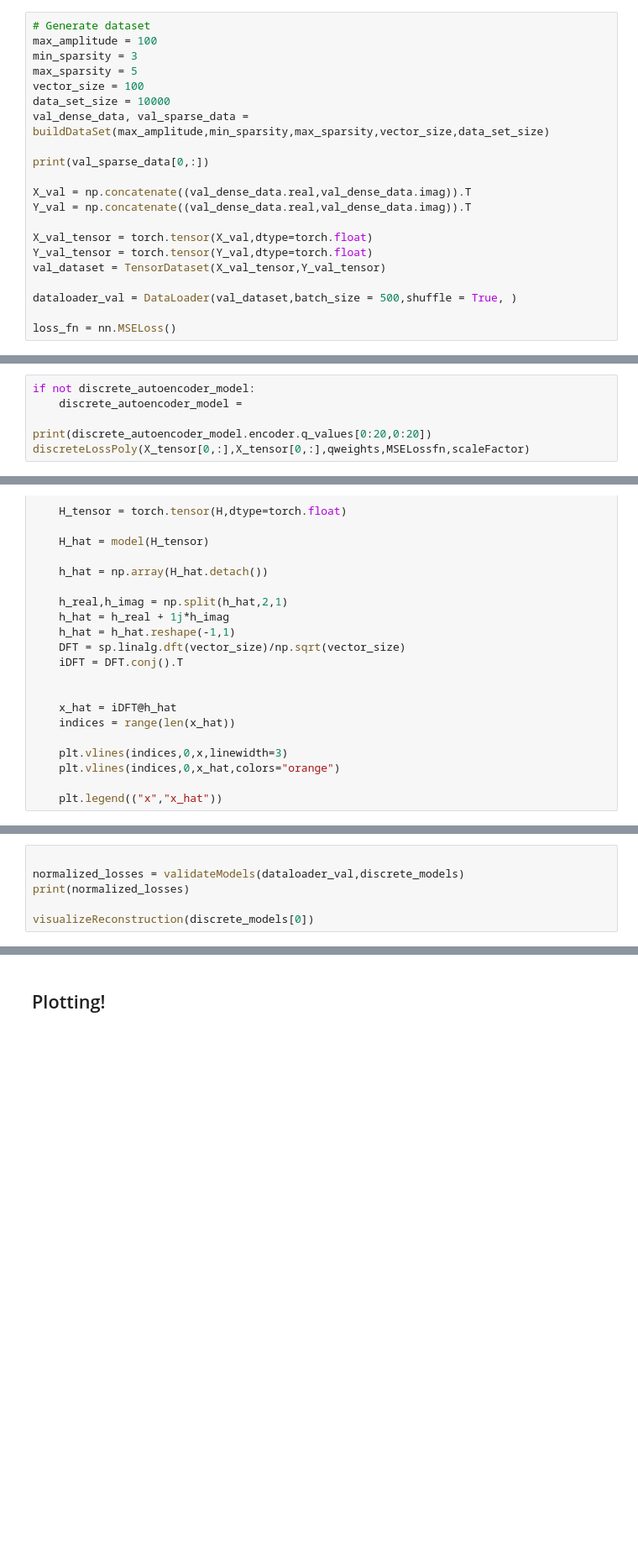
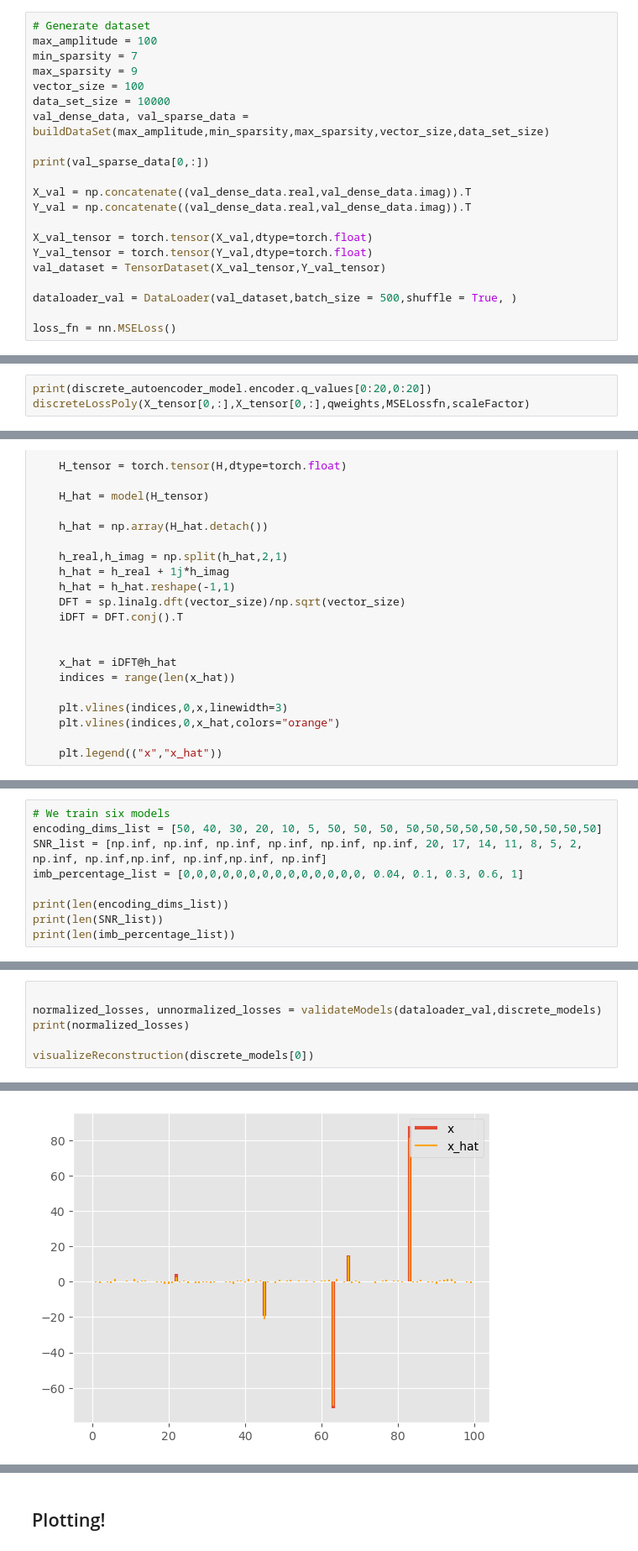
Before and after one commit to tomlijding/DL-based-CS-under-IQ-imbalance, a Jupyter notebook: main.ipynb, the cells around one changed output, grey strips where cells are left out. Shown at 84% size. Drawn from its saved outputs; the diff is of its cells as text; blank space fills up the shorter version.

```diff
--- a/main.ipynb
+++ b/main.ipynb
@@ -878,8 +878,8 @@ for encoding_dim  in measurement_sizes:
 # %%
 # Generate dataset
 max_amplitude = 100
-min_sparsity = 3
-max_sparsity = 5
+min_sparsity = 7
+max_sparsity = 9
 vector_size = 100
 data_set_size = 10000
 val_dense_data, val_sparse_data = buildDataSet(max_amplitude,min_sparsity,max_sparsity,vector_size,data_set_size)
@@ -1235,9 +1235,6 @@ stopped early after 918 epochs, with a loss of: 1.8807594776153564
 # %% [markdown]
 ## Show the values of the weights, they should be $\{0,\pm1.57079,\pm3.14159\}$
 # %%
-if not discrete_autoencoder_model:
-    discrete_autoencoder_model =
-
 print(discrete_autoencoder_model.encoder.q_values[0:20,0:20])
 discreteLossPoly(X_tensor[0,:],X_tensor[0,:],qweights,MSELossfn,scaleFactor)
 # %% [output]
@@ -1479,0 +1451,9 @@ SNR:inf, Imbalance Percentag
+# %%
+# We train six models
+encoding_dims_list = [50, 40, 30, 20, 10, 5, 50, 50, 50, 50,50,50,50,50,50,50,50,50,50]
+SNR_list = [np.inf, np.inf, np.inf, np.inf, np.inf, np.inf, 20, 17, 14, 11, 8, 5, 2, np.inf, np.inf,np.inf, np.inf,np.inf, np.inf]
+imb_percentage_list = [0,0,0,0,0,0,0,0,0,0,0,0,0,0, 0.04, 0.1, 0.3, 0.6, 1]
+
+print(len(encoding_dims_list))
+print(len(SNR_list))
+print(len(imb_percentage_list))
@@ -1480,6 +1485,6 @@ SNR:inf, Imbalance Percentag
 # %%
 
-normalized_losses = validateModels(dataloader_val,discrete_models)
+normalized_losses, unnormalized_losses = validateModels(dataloader_val,discrete_models)
 print(normalized_losses)
 
 visualizeReconstruction(discrete_models[0])
@@ -1489,0 +1496 @@ visualizeReconstruction(discrete_models[0])
+[figure, added]
```
Also changed, not shown: parts of 14 cells of this notebook, 22 other files.
